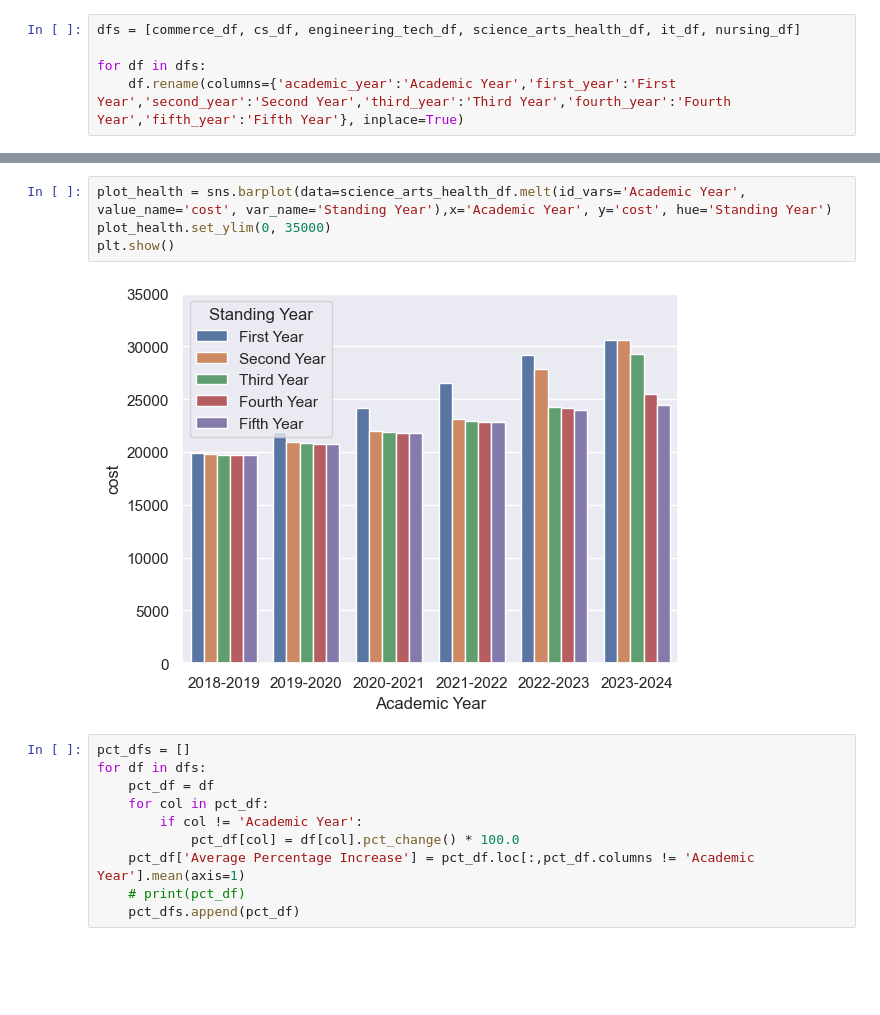
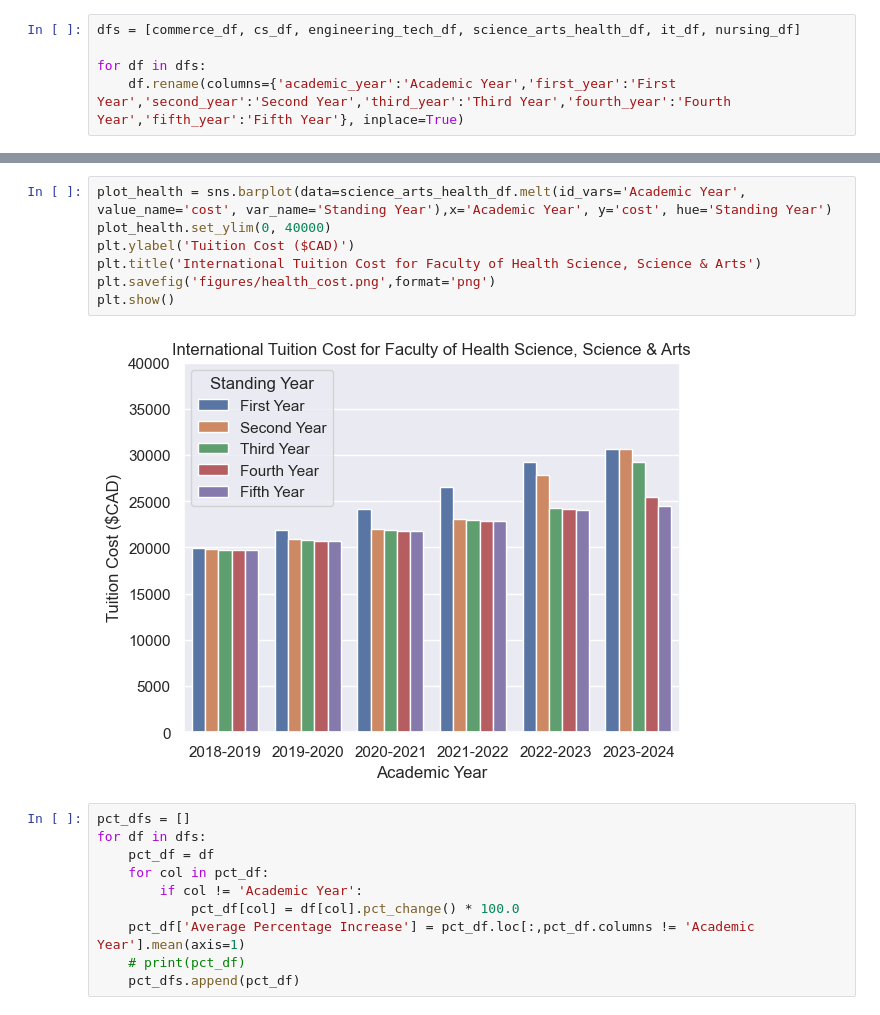
Before and after one commit to Sid-26/Ontario-Tech-International-Tuition-Statistics, a Jupyter notebook: stats.ipynb, the cells around one changed output, grey strips where cells are left out. Drawn from its saved outputs; the diff is of its cells as text; blank space fills up the shorter version.

```diff
--- a/stats.ipynb
+++ b/stats.ipynb
@@ -210,9 +265,12 @@ plt.show()
 # %%
 plot_health = sns.barplot(data=science_arts_health_df.melt(id_vars='Academic Year', value_name='cost', var_name='Standing Year'),x='Academic Year', y='cost', hue='Standing Year')
-plot_health.set_ylim(0, 35000)
+plot_health.set_ylim(0, 40000)
+plt.ylabel('Tuition Cost ($CAD)')
+plt.title('International Tuition Cost for Faculty of Health Science, Science & Arts')
+plt.savefig('figures/health_cost.png',format='png')
 plt.show()
 # %% [output]
-[figure, old version]
+[figure, new version]
 # %%
 pct_dfs = []
 for df in dfs:
```
Also changed, not shown: parts of 28 cells of this notebook, 1 other file.
